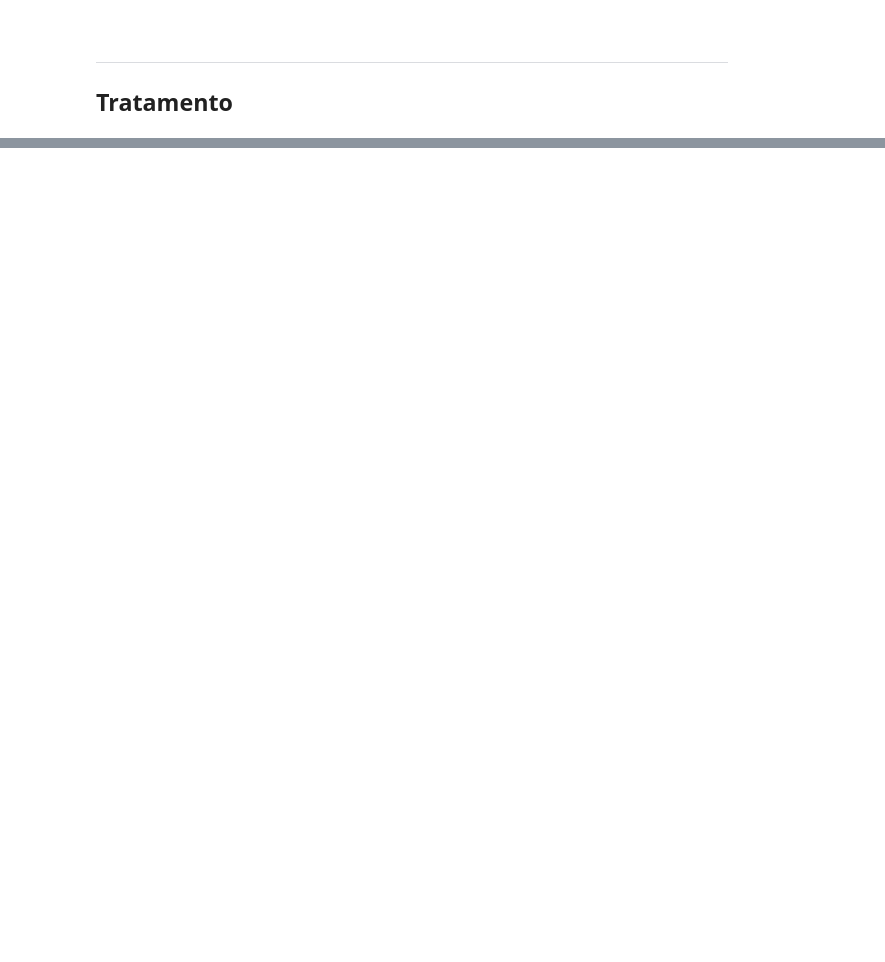
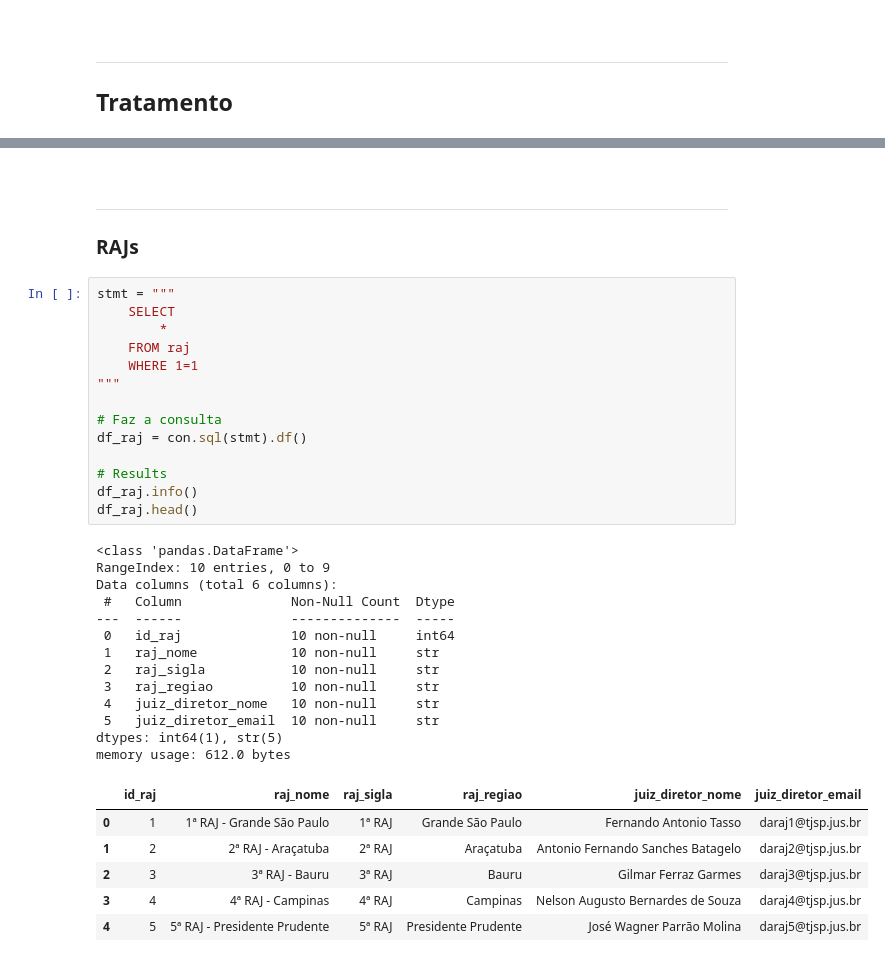
Before and after one commit to michelmetran/tjsp_unidades, a Jupyter notebook: docs/scripts/20_transform.ipynb, the cells around one changed output, grey strips where cells are left out. Saved outputs shown, nothing was run; the diff lists cells and outputs as text; blank space fills up the shorter version.

```diff
--- a/docs/scripts/20_transform.ipynb
+++ b/docs/scripts/20_transform.ipynb
@@ -386,0 +447,40 @@ df_tjsp_unidades
+# %% [markdown]
+<br>
+
+---
+
+### RAJs
+# %%
+stmt = """
+    SELECT
+        *
+    FROM raj
+    WHERE 1=1
+"""
+
+# Faz a consulta
+df_raj = con.sql(stmt).df()
+
+# Results
+df_raj.info()
+df_raj.head()
+# %% [output]
+<class 'pandas.DataFrame'>
+RangeIndex: 10 entries, 0 to 9
+Data columns (total 6 columns):
+ #   Column              Non-Null Count  Dtype
+---  ------              --------------  -----
+ 0   id_raj              10 non-null     int64
+ 1   raj_nome            10 non-null     str
+ 2   raj_sigla           10 non-null     str
+ 3   raj_regiao          10 non-null     str
+ 4   juiz_diretor_nome   10 non-null     str
+ 5   juiz_diretor_email  10 non-null     str
+dtypes: int64(1), str(5)
+memory usage: 612.0 bytes
+|  | id_raj | raj_nome | raj_sigla | raj_regiao | juiz_diretor_nome | juiz_diretor_email |
+| 0 | 1 | 1ª RAJ - Grande São Paulo | 1ª RAJ | Grande São Paulo | Fernando Antonio Tasso | daraj1@tjsp.jus.br |
+| 1 | 2 | 2ª RAJ - Araçatuba | 2ª RAJ | Araçatuba | Antonio Fernando Sanches Batagelo | daraj2@tjsp.jus.br |
+| 2 | 3 | 3ª RAJ - Bauru | 3ª RAJ | Bauru | Gilmar Ferraz Garmes | daraj3@tjsp.jus.br |
+| 3 | 4 | 4ª RAJ - Campinas | 4ª RAJ | Campinas | Nelson Augusto Bernardes de Souza | daraj4@tjsp.jus.br |
+| 4 | 5 | 5ª RAJ - Presidente Prudente | 5ª RAJ | Presidente Prudente | José Wagner Parrão Molina | daraj5@tjsp.jus.br |
```
Also changed, not shown: parts of 30 cells of this notebook, 5 other files.
